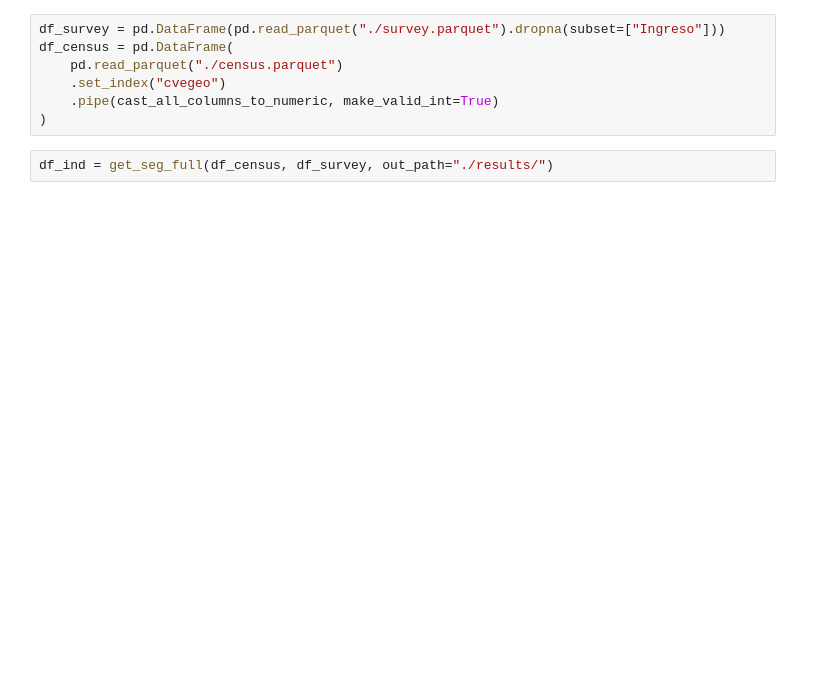
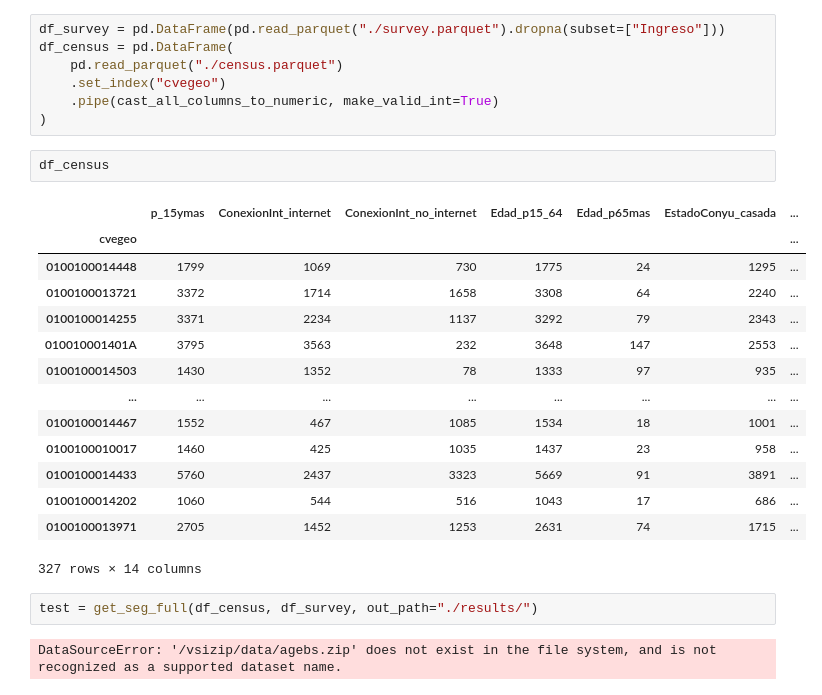
Before and after one commit to RodolfoFigueroa/nu-segregation, a Jupyter notebook: test.ipynb, the cells around one changed output. Cells and saved outputs as stored; diff of their text form; blank space fills up the shorter version.

```diff
--- a/test.ipynb
+++ b/test.ipynb
@@ -185,5 +15,24 @@ df_census = pd.DataFrame(
     .set_index("cvegeo")
     .pipe(cast_all_columns_to_numeric, make_valid_int=True)
 )
+# %%
+df_census
+# %% [output]
+|  | p_15ymas | ConexionInt_internet | ConexionInt_no_internet | Edad_p15_64 | Edad_p65mas | EstadoConyu_casada | ... |
+| cvegeo |  |  |  |  |  |  | ... |
+| 0100100014448 | 1799 | 1069 | 730 | 1775 | 24 | 1295 | ... |
+| 0100100013721 | 3372 | 1714 | 1658 | 3308 | 64 | 2240 | ... |
+| 0100100014255 | 3371 | 2234 | 1137 | 3292 | 79 | 2343 | ... |
+| 010010001401A | 3795 | 3563 | 232 | 3648 | 147 | 2553 | ... |
+| 0100100014503 | 1430 | 1352 | 78 | 1333 | 97 | 935 | ... |
+| ... | ... | ... | ... | ... | ... | ... | ... |
+| 0100100014467 | 1552 | 467 | 1085 | 1534 | 18 | 1001 | ... |
+| 0100100010017 | 1460 | 425 | 1035 | 1437 | 23 | 958 | ... |
+| 0100100014433 | 5760 | 2437 | 3323 | 5669 | 91 | 3891 | ... |
+| 0100100014202 | 1060 | 544 | 516 | 1043 | 17 | 686 | ... |
+| 0100100013971 | 2705 | 1452 | 1253 | 2631 | 74 | 1715 | ... |
+327 rows × 14 columns
 # %%
-df_ind = get_seg_full(df_census, df_survey, out_path="./results/")
+test = get_seg_full(df_census, df_survey, out_path="./results/")
+# %% [output]
+DataSourceError: '/vsizip/data/agebs.zip' does not exist in the file system, and is not recognized as a supported dataset name.
```
Also changed, not shown: parts of 7 cells of this notebook, 9 other files.
